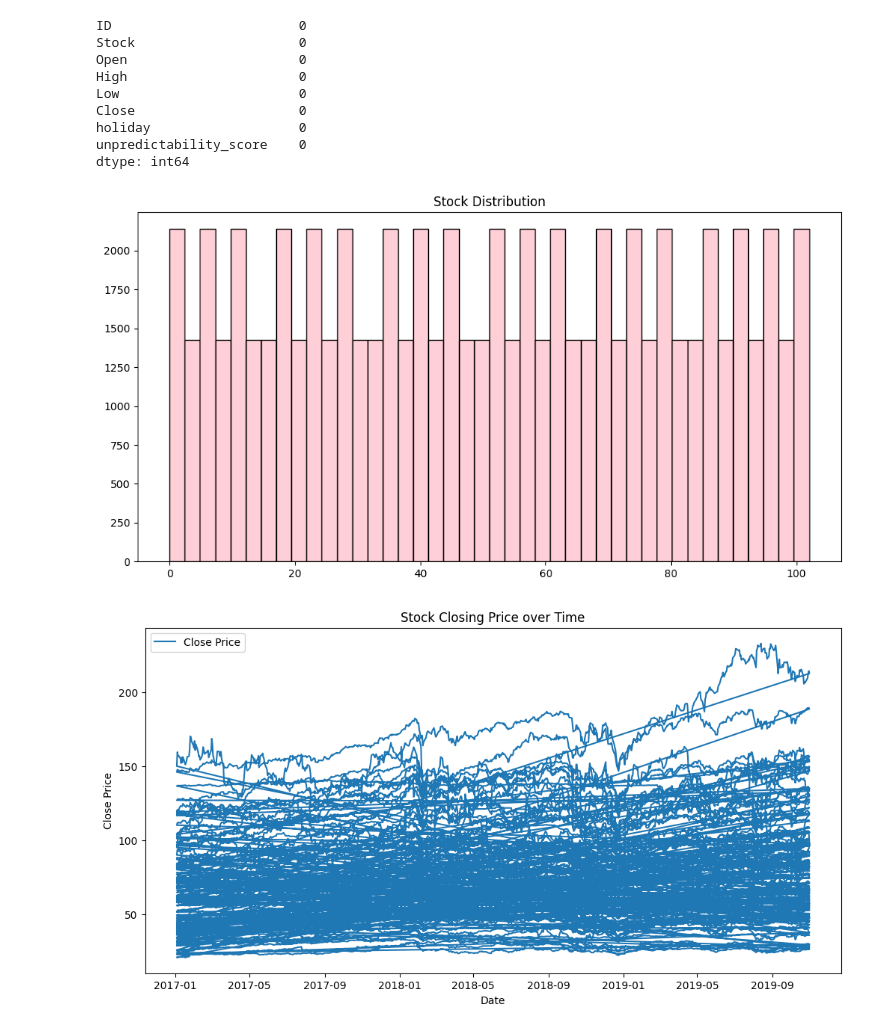
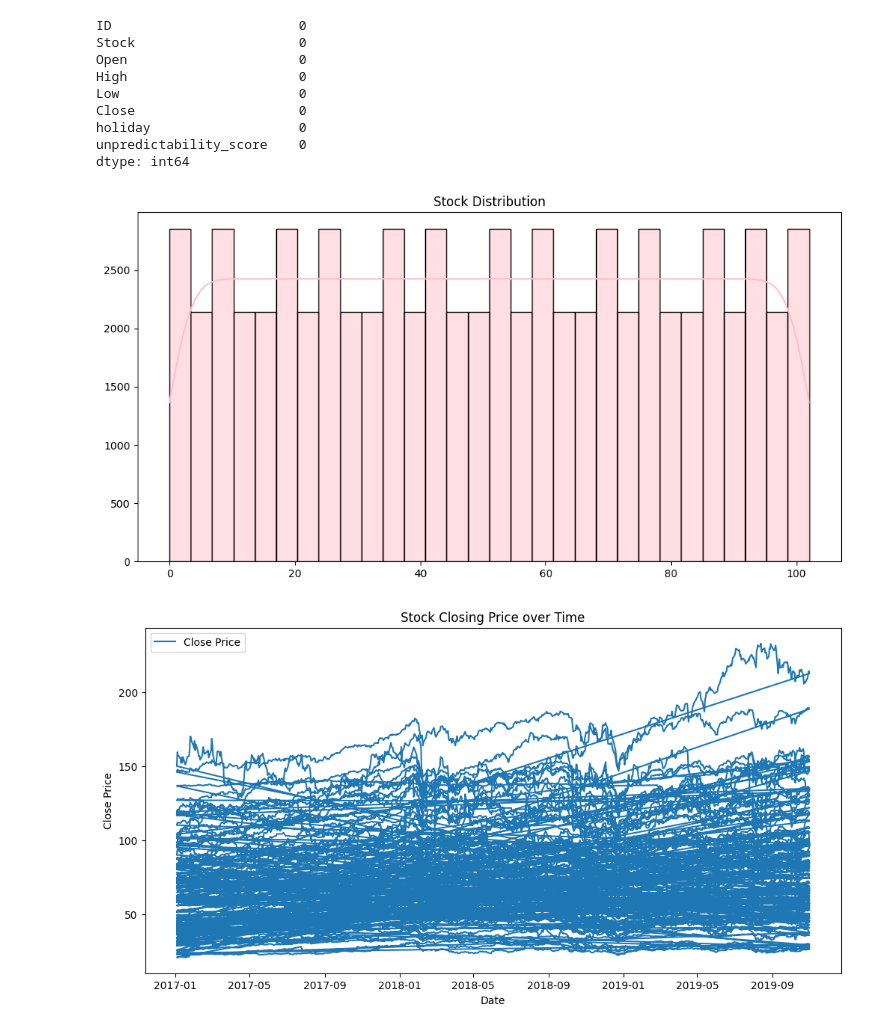
Before and after one commit to prathameshsutar1904/Stock_Prediction, a Jupyter notebook: app.ipynb, the cells around one changed output. Saved outputs shown, nothing was run; the diff lists cells and outputs as text; code cells hidden in the pictures.

```diff
--- a/app.ipynb
+++ b/app.ipynb
@@ -107,13 +107,13 @@ unpredictability_score    0
 dtype: int64
 # %%
 plt.figure(figsize=(12, 6))
-sns.histplot(df['Stock'], color= 'pink')
+sns.histplot(df['Stock'], color= 'pink', kde=True, bins=30)
 plt.title('Stock Distribution')
 plt.xlabel('')
 plt.ylabel('')
 plt.show()
 # %% [output]
-[figure, old version]
+[figure, new version]
 # %%
 plt.figure(figsize=(12,6))
 plt.plot(df['Close'], label= 'Close Price')
```
Also changed, not shown: 1 other file.
